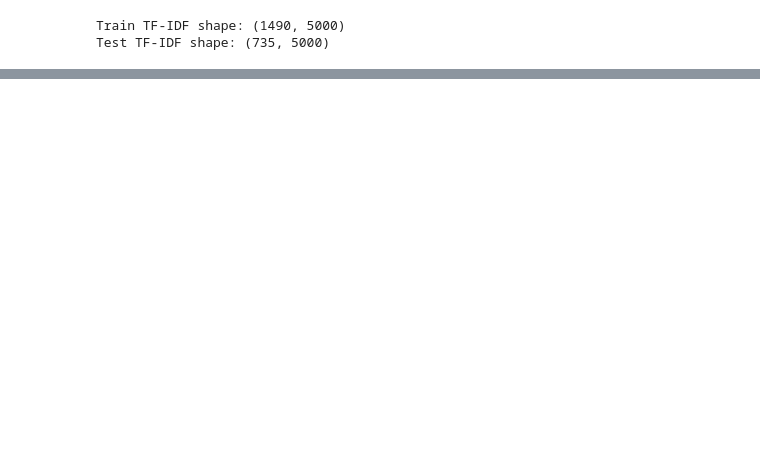
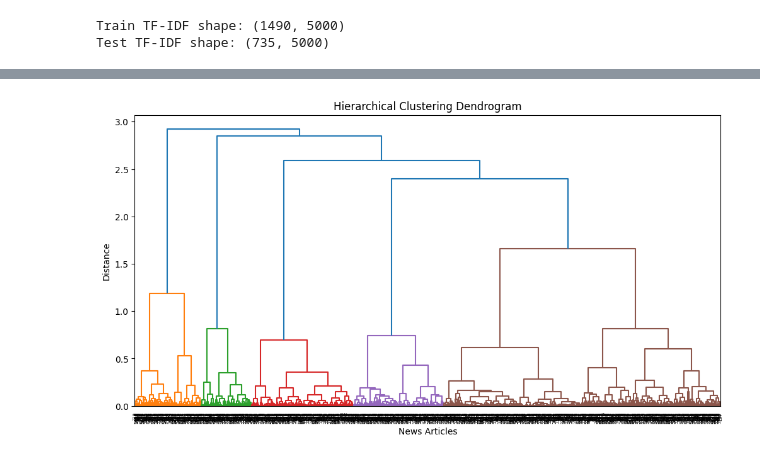
Before and after one commit to rohanxavier33/BBC_News_Classification, a Jupyter notebook: news_classifier.ipynb, the cells around one changed output, grey strips where cells are left out. Drawn from its saved outputs; the diff is of its cells as text; code cells hidden in the pictures; blank space fills up the shorter version.

```diff
--- a/news_classifier.ipynb
+++ b/news_classifier.ipynb
@@ -159,0 +360,13 @@ Test TF-IDF shape: (735, 5000)
+# %%
+# Apply Non-negative Matrix Factorization (NMF) for Topic Extraction
+
+# Define number of topics (components)
+n_components = 5  # Adjust based on dataset and number of expected categories
+
+# Apply NMF to extract latent topics
+nmf_model = NMF(n_components=n_components, random_state=42)
+X_train_nmf = nmf_model.fit_transform(X_train_tfidf)
+X_test_nmf = nmf_model.transform(X_test_tfidf)
+
+print("Transformed training shape:", X_train_nmf.shape)
+print("Transformed testing shape:", X_test_nmf.shape)
@@ -159,0 +445,16 @@ Test TF-IDF shape: (735, 5000)
+# %%
+import scipy.cluster.hierarchy as sch
+import matplotlib.pyplot as plt
+
+# Perform hierarchical clustering
+linkage_matrix = sch.linkage(X_train_nmf, method='ward')
+
+# Plot dendrogram
+plt.figure(figsize=(12, 6))
+sch.dendrogram(linkage_matrix)
+plt.title("Hierarchical Clustering Dendrogram")
+plt.xlabel("News Articles")
+plt.ylabel("Distance")
+plt.show()
+# %% [output]
+[figure, added]
```
Also changed, not shown: parts of 40 cells of this notebook, 3 other files.
